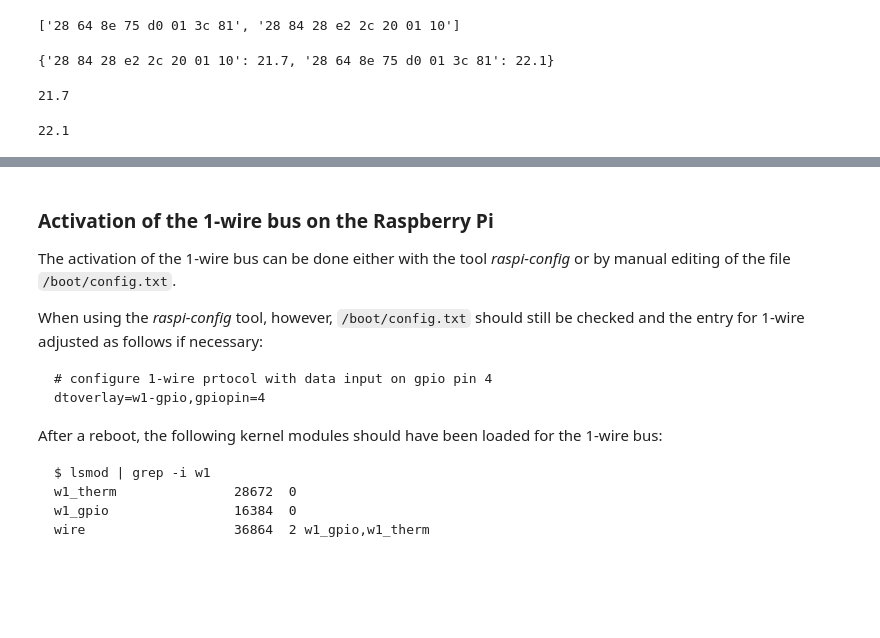
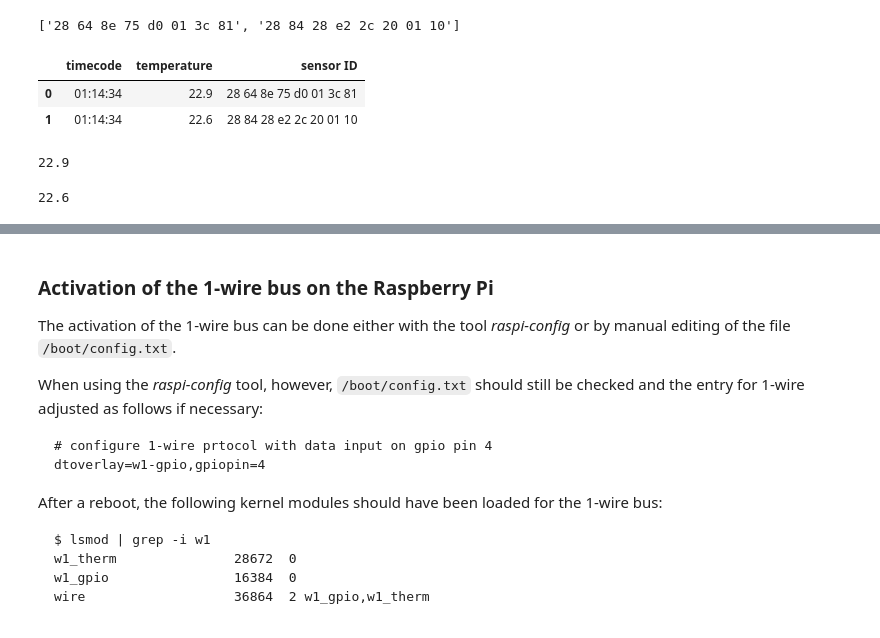
Before and after one commit to urmel79/Jupyter_PyVisa_Lab, a Jupyter notebook: DS18B20_notebook.ipynb, the cells around one changed output, grey strips where cells are left out. Drawn from its saved outputs; the diff is of its cells as text; code cells hidden in the pictures; blank space fills up the shorter version.

```diff
--- a/DS18B20_notebook.ipynb
+++ b/DS18B20_notebook.ipynb
@@ -202,19 +202,25 @@ if_board.getSensorIDs()
 # %% [output]
 ['28 64 8e 75 d0 01 3c 81', '28 84 28 e2 2c 20 01 10']
 # %%
-# read sensor values to dictionary
-temp_dict = if_board.getTemperature_dict()
-temp_dict
+# read sensor values to dataframe
+temp_df = if_board.getTemperature_df()
+temp_df
 # %% [output]
-{'28 84 28 e2 2c 20 01 10': 21.7, '28 64 8e 75 d0 01 3c 81': 22.1}
+|  | timecode | temperature | sensor ID |
+| 0 | 01:14:34 | 22.9 | 28 64 8e 75 d0 01 3c 81 |
+| 1 | 01:14:34 | 22.6 | 28 84 28 e2 2c 20 01 10 |
 # %%
-temp_dict['28 84 28 e2 2c 20 01 10']
+row = temp_df.loc[temp_df['sensor ID'] == '28 64 8e 75 d0 01 3c 81']
+temp = float(row['temperature'])
+temp
 # %% [output]
-21.7
+22.9
 # %%
-temp_dict['28 64 8e 75 d0 01 3c 81']
+row = temp_df.loc[temp_df['sensor ID'] == '28 84 28 e2 2c 20 01 10']
+temp = float(row['temperature'])
+temp
 # %% [output]
-22.1
+22.6
 # %%
 import time
 
```
Also changed, not shown: parts of 2 cells of this notebook, 2 other files.
